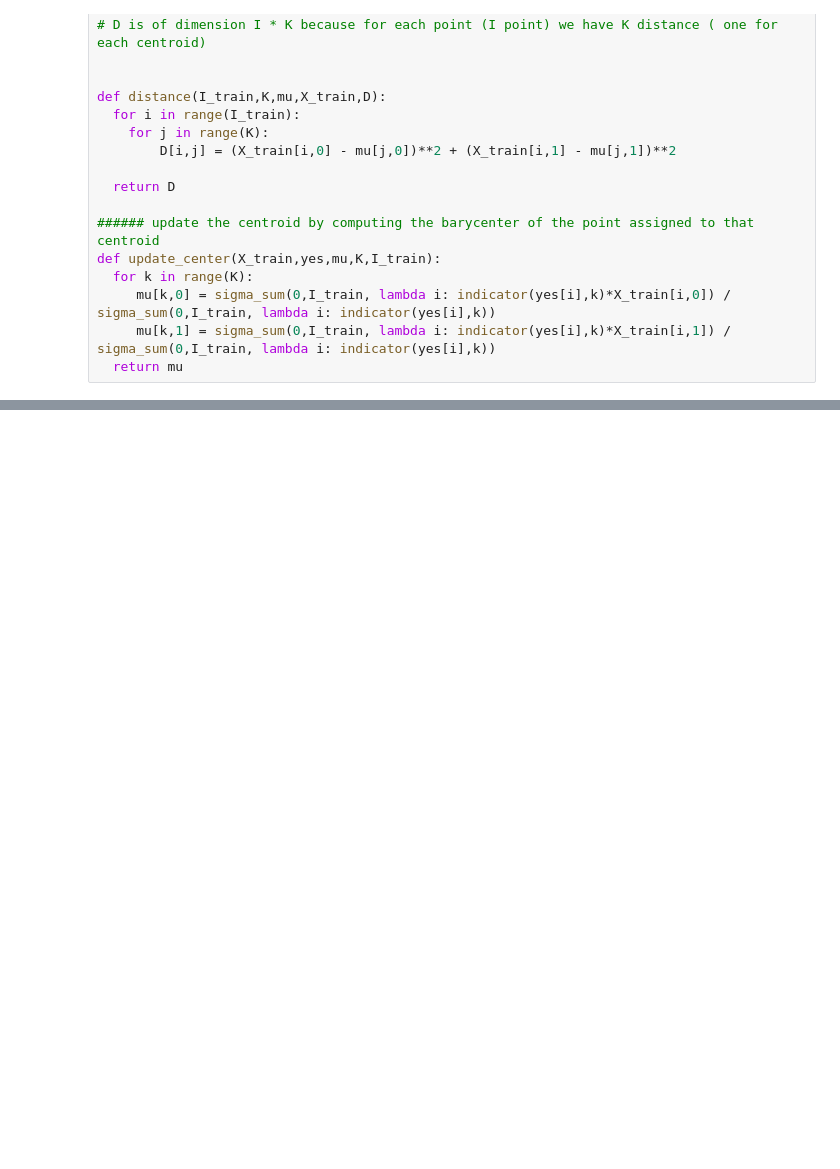
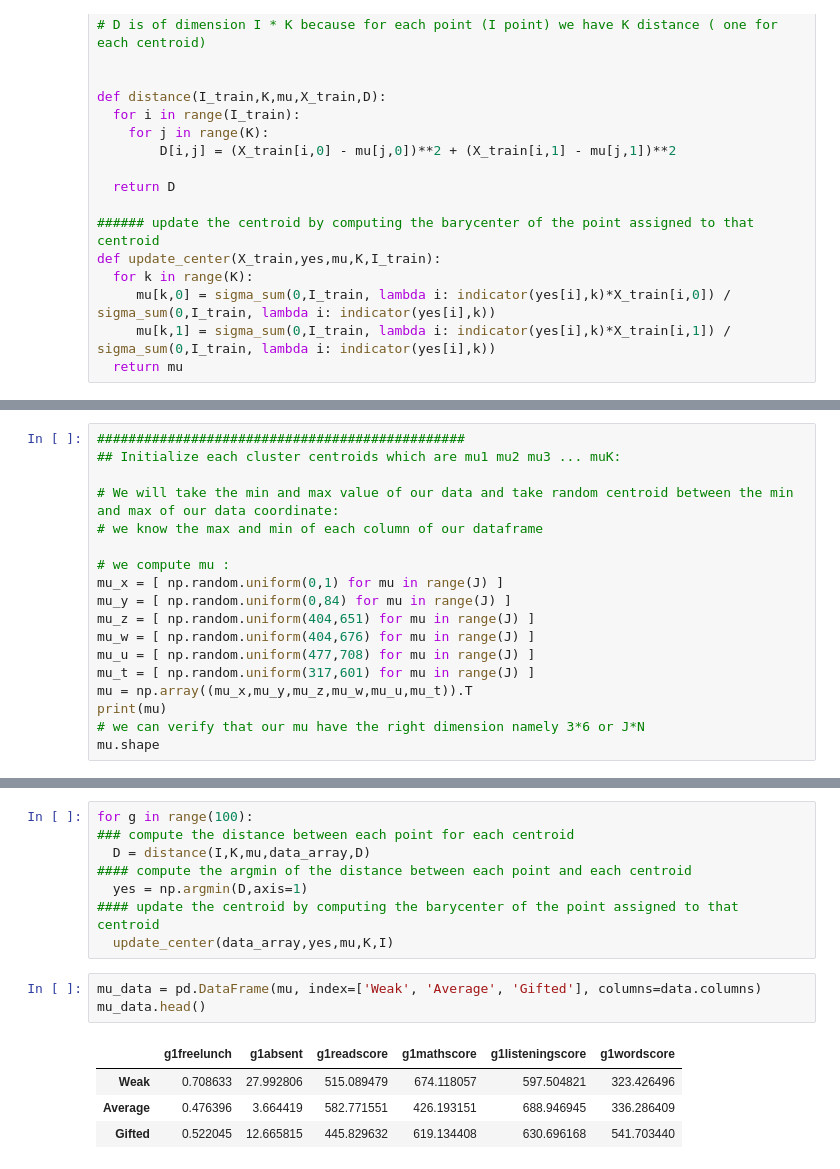
Before and after one commit to bee-llel/Machine-Learning, a Jupyter notebook: Kmean.ipynb, the cells around one changed output, grey strips where cells are left out. Drawn from its saved outputs; the diff is of its cells as text; blank space fills up the shorter version.

```diff
--- a/Kmean.ipynb
+++ b/Kmean.ipynb
@@ -128,0 +188,18 @@ plt.scatter(mu[:,0],mu[:,1],s=400,marker='+',c="black")
+# %%
+###############################################
+## Initialize each cluster centroids which are mu1 mu2 mu3 ... muK:
+
+# We will take the min and max value of our data and take random centroid between the min and max of our data coordinate:
+# we know the max and min of each column of our dataframe
+
+# we compute mu :
+mu_x = [ np.random.uniform(0,1) for mu in range(J) ]
+mu_y = [ np.random.uniform(0,84) for mu in range(J) ]
+mu_z = [ np.random.uniform(404,651) for mu in range(J) ]
+mu_w = [ np.random.uniform(404,676) for mu in range(J) ]
+mu_u = [ np.random.uniform(477,708) for mu in range(J) ]
+mu_t = [ np.random.uniform(317,601) for mu in range(J) ]
+mu = np.array((mu_x,mu_y,mu_z,mu_w,mu_u,mu_t)).T
+print(mu)
+# we can verify that our mu have the right dimension namely 3*6 or J*N
+mu.shape
@@ -128,0 +214,16 @@ plt.scatter(mu[:,0],mu[:,1],s=400,marker='+',c="black")
+# %%
+for g in range(100):
+### compute the distance between each point for each centroid
+  D = distance(I,K,mu,data_array,D)
+#### compute the argmin of the distance between each point and each centroid
+  yes = np.argmin(D,axis=1)
+#### update the centroid by computing the barycenter of the point assigned to that centroid
+  update_center(data_array,yes,mu,K,I)
+# %%
+mu_data = pd.DataFrame(mu, index=['Weak', 'Average', 'Gifted'], columns=data.columns)
+mu_data.head()
+# %% [output]
+|  | g1freelunch | g1absent | g1readscore | g1mathscore | g1listeningscore | g1wordscore |
+| Weak | 0.708633 | 27.992806 | 515.089479 | 674.118057 | 597.504821 | 323.426496 |
+| Average | 0.476396 | 3.664419 | 582.771551 | 426.193151 | 688.946945 | 336.286409 |
+| Gifted | 0.522045 | 12.665815 | 445.829632 | 619.134408 | 630.696168 | 541.703440 |
```
Also changed, not shown: parts of 16 cells of this notebook.
